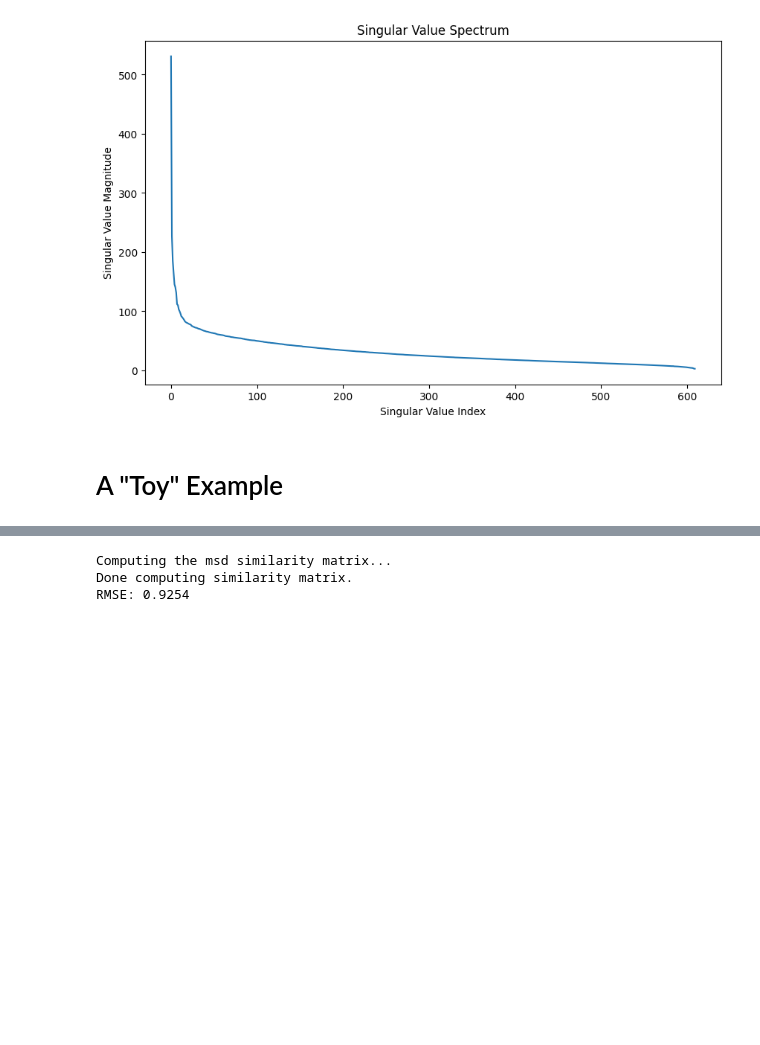
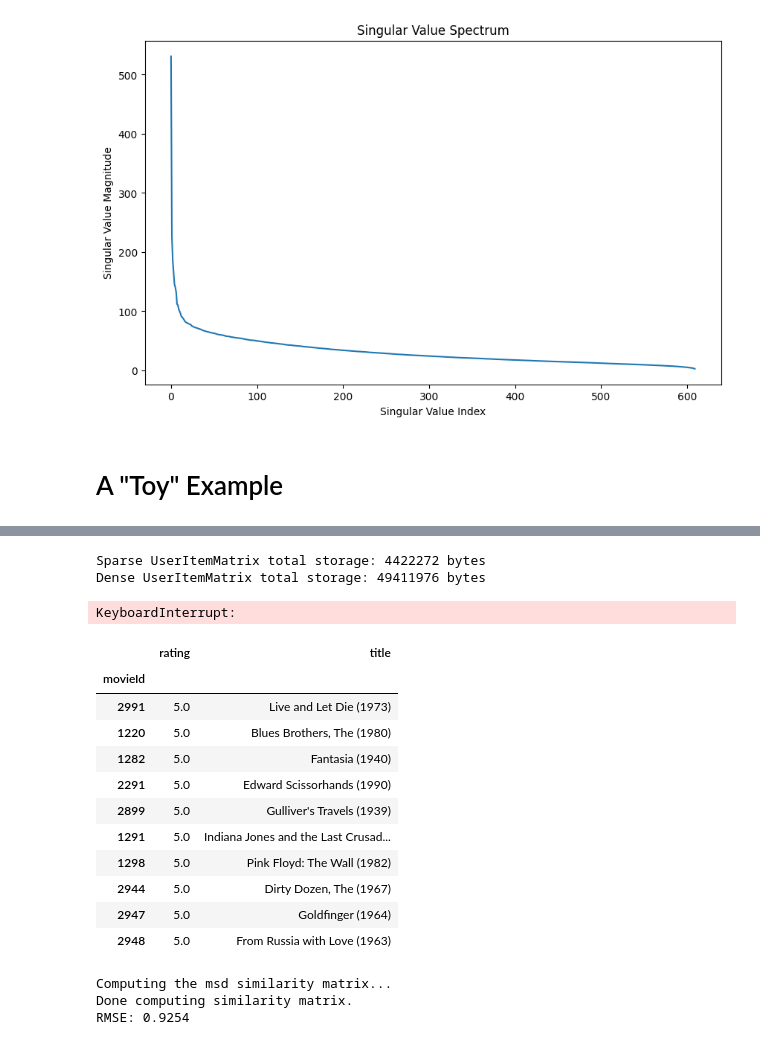
Before and after one commit to Fede-Testa/Movie-Recommendation-System, a Jupyter notebook: main.ipynb, the cells around one changed output, grey strips where cells are left out. Drawn from its saved outputs; the diff is of its cells as text; code cells hidden in the pictures; blank space fills up the shorter version.

```diff
--- a/main.ipynb
+++ b/main.ipynb
@@ -226,7 +199,0 @@ We should perform some data cleaning:
-# %%
-df_movies["genres"] = df_movies["genres"].apply(lambda x: x.split("|"))
-df_movies["year"] = df_movies["title"].str.extract(r"\((\d{4})\)", expand=False)
-df_movies["title"] = df_movies["title"].str.replace(r"\s\(\d{4}\)", "", regex=True)
-df_movies["year"].fillna(0, inplace=True)
-df_movies["year"] = df_movies["year"].astype(int)
-df_movies.head()
@@ -336,0 +622,21 @@ RMSE: 0.8639
+# %%
+from pympler import asizeof
+
+# paths
+ratings_path = "data/ratings.csv"
+movie_path = "data/movies.csv"
+
+# Initialize both sparse and dense UserItemMatrix instances
+uim_sparse = UserItemMatrix(ratings_path, movie_path, sparse=True)
+uim_dense = UserItemMatrix(ratings_path, movie_path, sparse=False)
+
+# Compute occupied space using pympler
+sparse_storage_total = asizeof.asizeof(uim_sparse)
+dense_storage_total = asizeof.asizeof(uim_dense)
+
+# Print occupied space
+print(f"Sparse UserItemMatrix total storage: {sparse_storage_total} bytes")
+print(f"Dense UserItemMatrix total storage: {dense_storage_total} bytes")
+# %% [output]
+Sparse UserItemMatrix total storage: 4422272 bytes
+Dense UserItemMatrix total storage: 49411976 bytes
@@ -337,3 +894,45 @@ RMSE: 0.8639
+# %%
+# test the class
+ratings_path = "data/ratings.csv"
+movies_path = "data/movies.csv"
+user_item_matrix = UserItemMatrix(ratings_path)
+movie_id_name = MovieIdName(movies_path)
+als = ALS_WR(user_item_matrix, movie_id_name, factor_dim=100)
+als.fit(n_iter=20, reg_param=0., regularization="L2", with_bias=False)
+
+# test the recommend method
+user_id = 0
+n = 10
+already_watched = True
+df_top_n_movies = als.recommend(user_id, n, already_watched=True)
+
+# test the predict_rating method
+df_top_n_movies
+# %% [output]
+KeyboardInterrupt:
+# %%
+# get the ratings of user_id
+user_ratings = user_item_matrix.get_matrix().iloc[user_id]
+# print rating value and titles in descendin order of rating
+user_ratings = user_ratings.sort_values(ascending=False, inplace=False)
+user_ratings = user_ratings[user_ratings > 0]
+user_ratings = user_ratings.to_frame()
+user_ratings.columns = ['rating']
+user_ratings['title'] = user_ratings.index.map(movie_id_name.get_dictionary())
+user_ratings.head(10)
+# %% [output]
+|  | rating | title |
+| movieId |  |  |
+| 2991 | 5.0 | Live and Let Die (1973) |
+| 1220 | 5.0 | Blues Brothers, The (1980) |
+| 1282 | 5.0 | Fantasia (1940) |
+| 2291 | 5.0 | Edward Scissorhands (1990) |
+| 2899 | 5.0 | Gulliver's Travels (1939) |
+| 1291 | 5.0 | Indiana Jones and the Last Crusad... |
+| 1298 | 5.0 | Pink Floyd: The Wall (1982) |
+| 2944 | 5.0 | Dirty Dozen, The (1967) |
+| 2947 | 5.0 | Goldfinger (1964) |
+| 2948 | 5.0 | From Russia with Love (1963) |
 # %%
 from surprise import KNNBasic
 from surprise import Dataset
```
Also changed, not shown: parts of 24 cells of this notebook, 1 other file.
